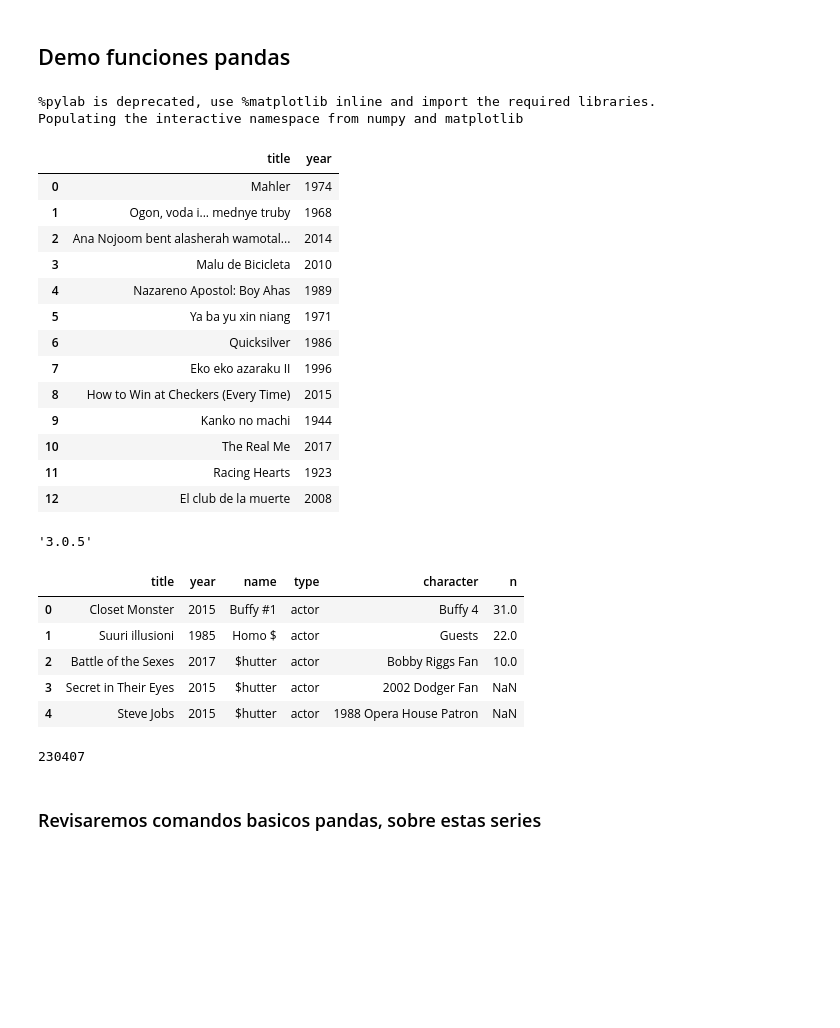
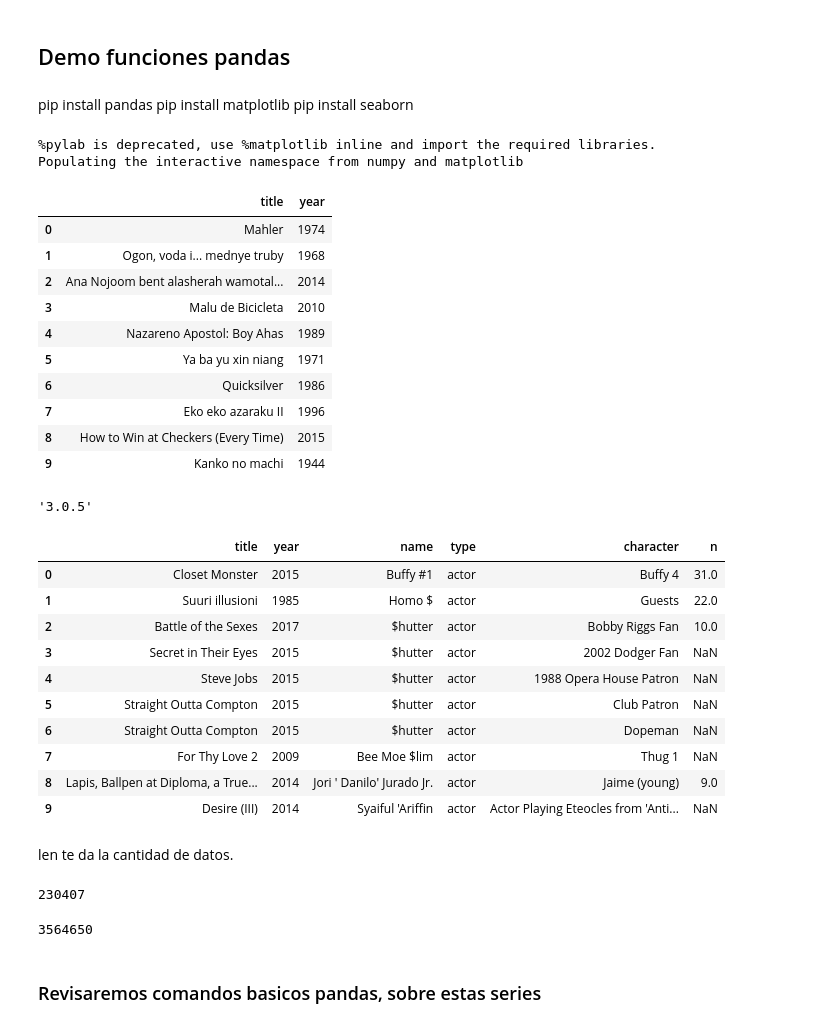
Before and after one commit to MichaelDuran/Programacion-I, a Jupyter notebook: Unidad 2/4. pandas-ejercicios-1.ipynb, the cells around one changed output. Drawn from its saved outputs; the diff is of its cells as text; code cells hidden in the pictures; blank space fills up the shorter version.

```diff
--- a/Unidad 2/4. pandas-ejercicios-1.ipynb
+++ b/Unidad 2/4. pandas-ejercicios-1.ipynb
@@ -7,3 +3,7 @@ pip install seaborn
+# %% [markdown]
+pip install pandas
+pip install matplotlib
+pip install seaborn
 # %%
 %pylab inline
 # importando pandas usando la convención
@@ -13,8 +13,8 @@ import pandas as pd
 Populating the interactive namespace from numpy and matplotlib
 # %%
 # Cargar base de datos imdb de titulos de peliculas
-titulos = pd.read_csv('data/titles/titles.csv' )
-titulos.head(13)
+df_titulos = pd.read_csv('data/titles/titles.csv')
+df_titulos.head(10)
 # %% [output]
 |  | title | year |
 | 0 | Mahler | 1974 |
@@ -27,23 +27,27 @@ titulos.head(13)
 | 7 | Eko eko azaraku II | 1996 |
 | 8 | How to Win at Checkers (Every Time) | 2015 |
 | 9 | Kanko no machi | 1944 |
-| 10 | The Real Me | 2017 |
-| 11 | Racing Hearts | 1923 |
-| 12 | El club de la muerte | 2008 |
 # %%
 pd.__version__
 # %% [output]
 '3.0.5'
 # %%
 # Cargar base de datos de elenco de peliculas, de imdb
-elenco = pd.read_csv('data/cast/cast.csv', encoding='utf-8')
-elenco.head()
+df_elenco = pd.read_csv('data/cast/cast.csv', encoding='utf-8')
+df_elenco.head(10)
 # %% [output]
 |  | title | year | name | type | character | n |
 | 0 | Closet Monster | 2015 | Buffy #1 | actor | Buffy 4 | 31.0 |
 | 1 | Suuri illusioni | 1985 | Homo $ | actor | Guests | 22.0 |
 | 2 | Battle of the Sexes | 2017 | $hutter | actor | Bobby Riggs Fan | 10.0 |
 | 3 | Secret in Their Eyes | 2015 | $hutter | actor | 2002 Dodger Fan | NaN |
 | 4 | Steve Jobs | 2015 | $hutter | actor | 1988 Opera House Patron | NaN |
+| 5 | Straight Outta Compton | 2015 | $hutter | actor | Club Patron | NaN |
+| 6 | Straight Outta Compton | 2015 | $hutter | actor | Dopeman | NaN |
+| 7 | For Thy Love 2 | 2009 | Bee Moe $lim | actor | Thug 1 | NaN |
+| 8 | Lapis, Ballpen at Diploma, a True... | 2014 | Jori ' Danilo' Jurado Jr. | actor | Jaime (young) | 9.0 |
+| 9 | Desire (III) | 2014 | Syaiful 'Ariffin | actor | Actor Playing Eteocles from 'Anti... | NaN |
+# %% [markdown]
+len te da la cantidad de datos.
 # %%
 # Cuantas peliculas estan listadas en el dataframe de titulos?
@@ -51,5 +55,9 @@ len(titulos)
 # %% [output]
 230407
+# %%
+len(df_elenco)
+# %% [output]
+3564650
 # %% [markdown]
 ### Revisaremos comandos basicos pandas, sobre estas series
 # %%
```
Also changed, not shown: parts of 22 cells of this notebook.
